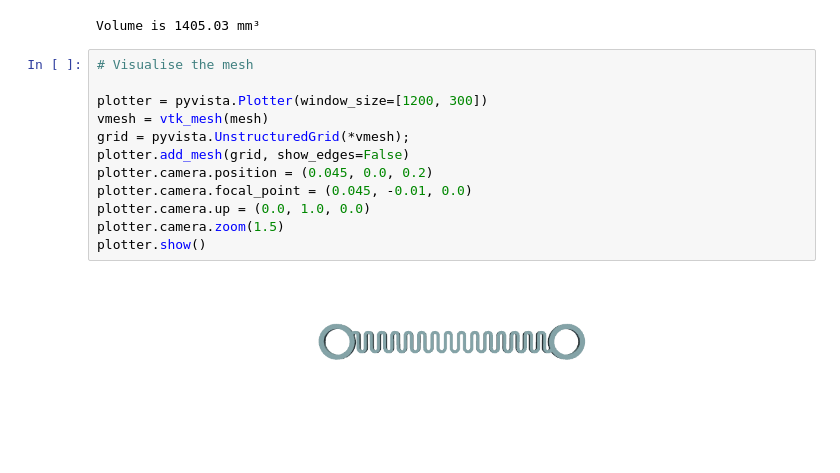
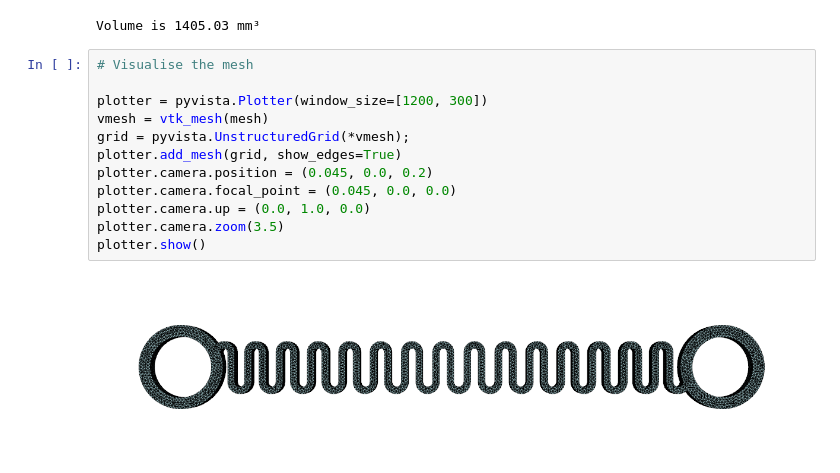
Before and after one commit to chrisrichardson/fenics-tutorial, a Jupyter notebook: spring.ipynb, the cells around one changed output. Saved outputs shown, nothing was run; the diff lists cells and outputs as text.

```diff
--- a/spring.ipynb
+++ b/spring.ipynb
@@ -49,17 +50,17 @@ Volume is 1405.03 mm³
 # %%
 # Visualise the mesh
 
 plotter = pyvista.Plotter(window_size=[1200, 300])
 vmesh = vtk_mesh(mesh)
 grid = pyvista.UnstructuredGrid(*vmesh);
-plotter.add_mesh(grid, show_edges=False)
+plotter.add_mesh(grid, show_edges=True)
 plotter.camera.position = (0.045, 0.0, 0.2)
-plotter.camera.focal_point = (0.045, -0.01, 0.0)
+plotter.camera.focal_point = (0.045, 0.0, 0.0)
 plotter.camera.up = (0.0, 1.0, 0.0)
-plotter.camera.zoom(1.5)
+plotter.camera.zoom(3.5)
 plotter.show()
 # %% [output]
-[figure, old version]
+[figure, new version]
 # %%
 # Elastic parameters
 E = 1.8e9 # Young's modulus = 1.8 GPa
```
Also changed, not shown: parts of 8 cells of this notebook.
